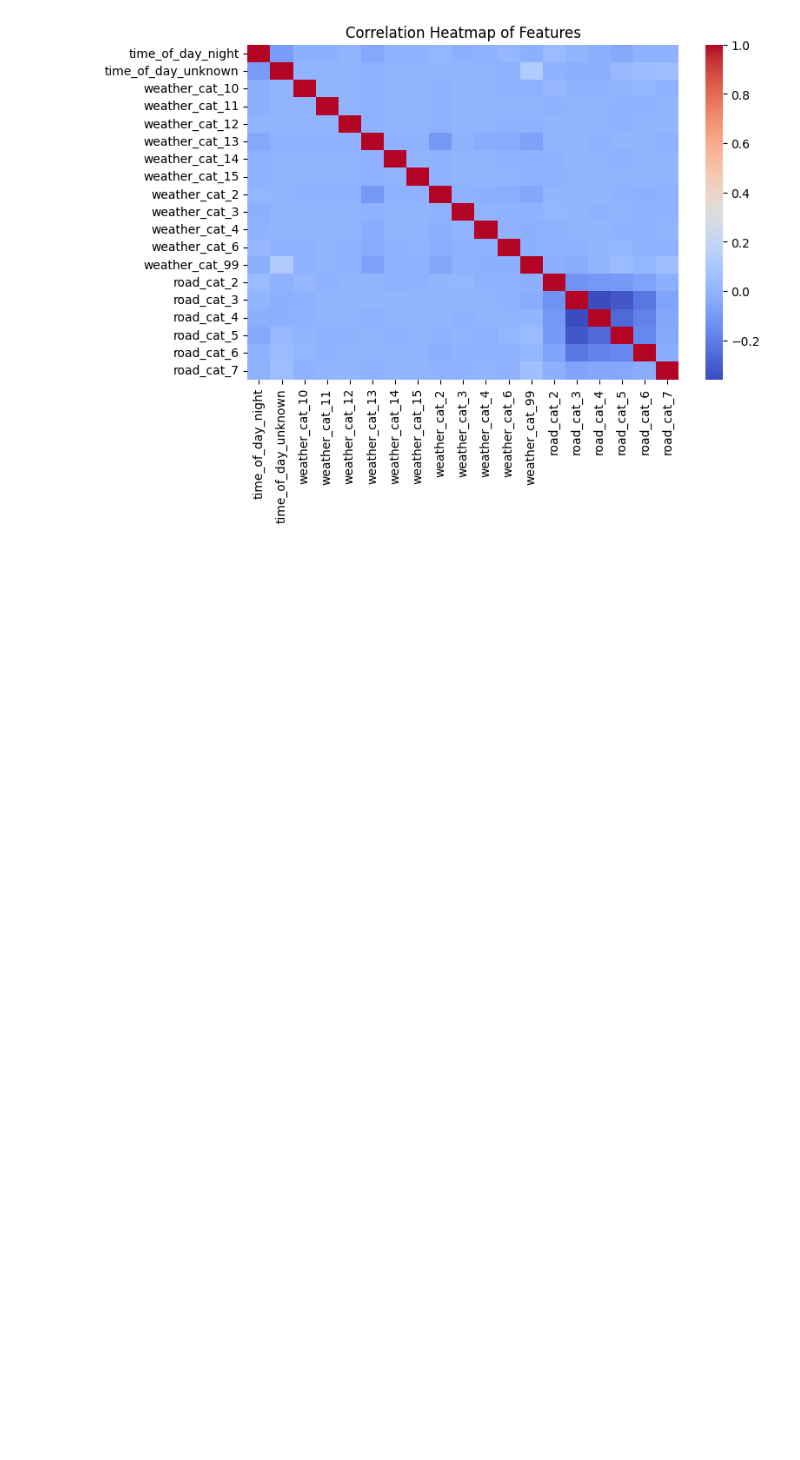
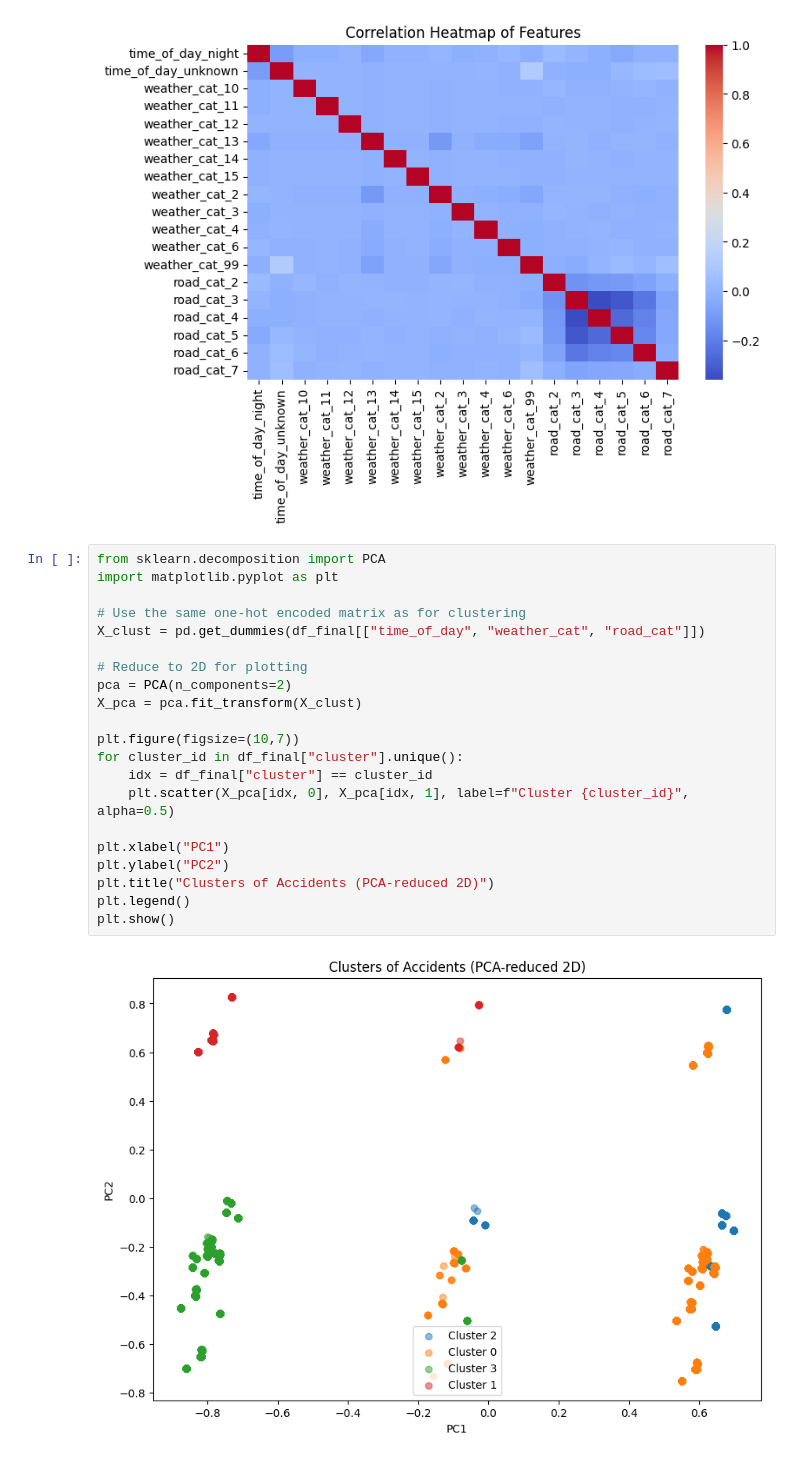
Before and after one commit to JarvinChavez/Data-science-assignments, a Jupyter notebook: final_project/final_project.ipynb, the cells around one changed output. Cells and saved outputs as stored; diff of their text form; blank space fills up the shorter version.

Commit message:
added some more visualizations

```diff
--- a/final_project/final_project.ipynb
+++ b/final_project/final_project.ipynb
@@ -710,3 +710,26 @@ plt.title("Correlation Heatmap of Features")
 plt.show()
 # %% [output]
 [figure]
+# %%
+from sklearn.decomposition import PCA
+import matplotlib.pyplot as plt
+
+# Use the same one-hot encoded matrix as for clustering
+X_clust = pd.get_dummies(df_final[["time_of_day", "weather_cat", "road_cat"]])
+
+# Reduce to 2D for plotting
+pca = PCA(n_components=2)
+X_pca = pca.fit_transform(X_clust)
+
+plt.figure(figsize=(10,7))
+for cluster_id in df_final["cluster"].unique():
+    idx = df_final["cluster"] == cluster_id
+    plt.scatter(X_pca[idx, 0], X_pca[idx, 1], label=f"Cluster {cluster_id}", alpha=0.5)
+
+plt.xlabel("PC1")
+plt.ylabel("PC2")
+plt.title("Clusters of Accidents (PCA-reduced 2D)")
+plt.legend()
+plt.show()
+# %% [output]
+[figure, added]
```
Also changed, not shown: parts of 1 cell of this notebook.
